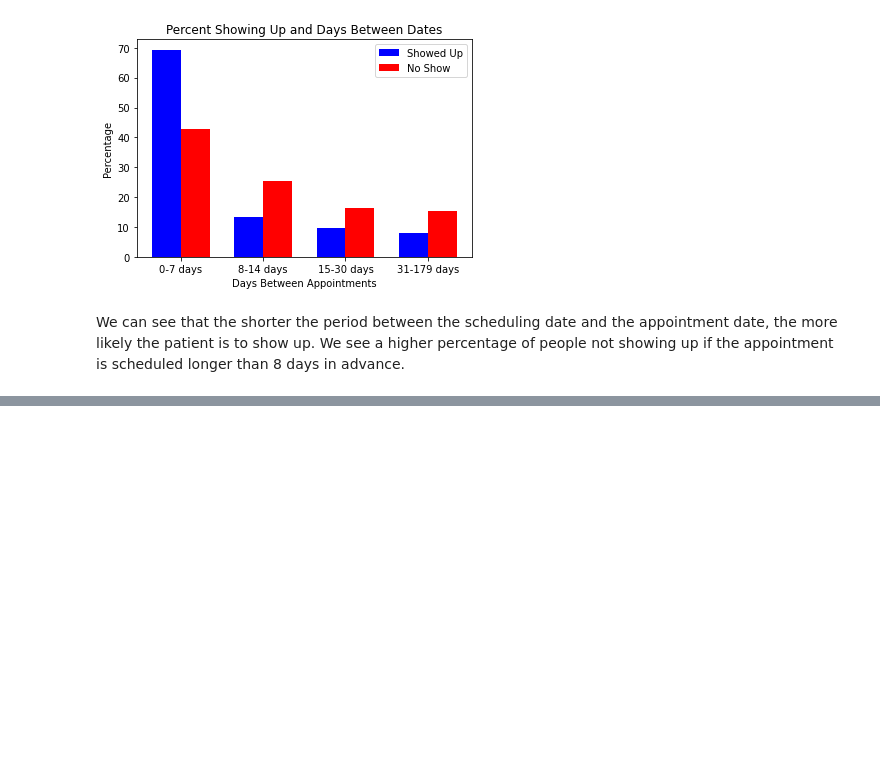
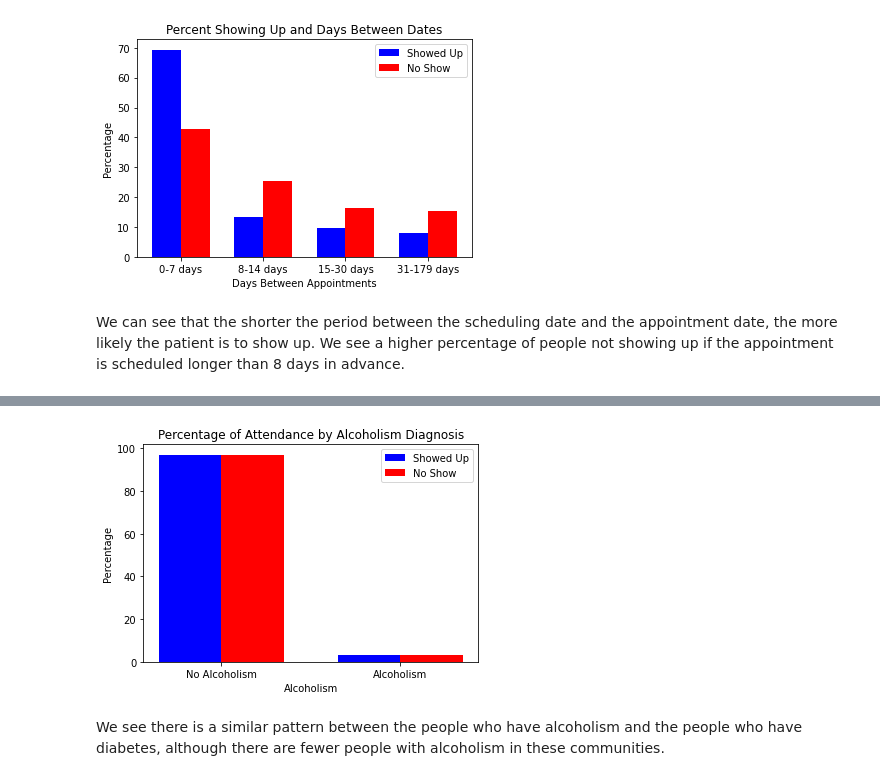
Before and after one commit to jlvalport/Medical-appointments-analysis, a Jupyter notebook: No-show Medical Appointments Analysis.ipynb, the cells around one changed output, grey strips where cells are left out. Drawn from its saved outputs; the diff is of its cells as text; code cells hidden in the pictures; blank space fills up the shorter version.

```diff
--- a/No-show Medical Appointments Analysis.ipynb
+++ b/No-show Medical Appointments Analysis.ipynb
@@ -402,0 +495,21 @@ We can see that the shorter the period between the scheduling date and the appoi
+# %%
+ind_x = np.arange(len(percent_show_alcoholism))  # the x locations for the groups
+width_bars = 0.35       # the width of the bars
+
+blue_bars = plt.bar(ind_x, percent_show_alcoholism, width_bars, color='blue', label='Showed Up')
+orange_bars = plt.bar(ind_x + width_bars, percent_no_show_alcoholism, width_bars, color='red', label='No Show')
+
+# title and labels
+plt.ylabel('Percentage')
+plt.xlabel('Alcoholism')
+plt.title('Percentage of Attendance by Alcoholism Diagnosis')
+locations = ind_x + width_bars / 2  # xtick locations
+labels = ['No Alcoholism', 'Alcoholism']  # xtick labels
+plt.xticks(locations, labels)
+
+# legend
+plt.legend();
+# %% [output]
+[figure, added]
+# %% [markdown]
+We see there is a similar pattern between the people who have alcoholism and the people who have diabetes, although there are fewer people with alcoholism in these communities.
```
Also changed, not shown: parts of 14 cells of this notebook.
